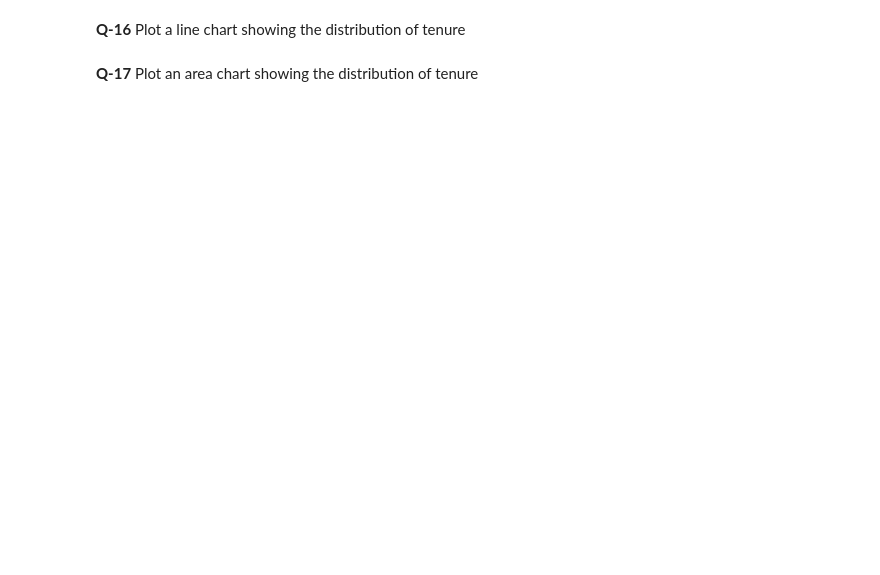
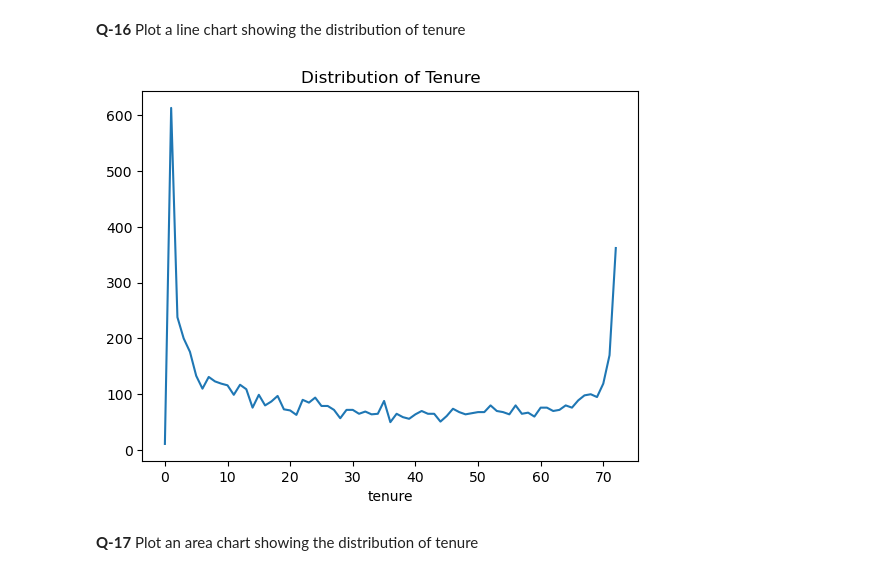
Before and after one commit to Csandal17/AgenAI-Python-Assignment, a Jupyter notebook: Questions/5_Exercise_Matplotlib_Seaborn.ipynb, the cells around one changed output. Drawn from its saved outputs; the diff is of its cells as text; code cells hidden in the pictures; blank space fills up the shorter version.

```diff
--- a/Questions/5_Exercise_Matplotlib_Seaborn.ipynb
+++ b/Questions/5_Exercise_Matplotlib_Seaborn.ipynb
@@ -151,2 +158,8 @@ Name: count, dtype: int64
+# %%
+df['tenure'].value_counts().sort_index().plot(kind='line')
+plt.title('Distribution of Tenure')
+plt.show()
+# %% [output]
+[figure, added]
 # %% [markdown]
 **Q-17** Plot an area chart showing the distribution of tenure
```
Also changed, not shown: parts of 7 cells of this notebook.
